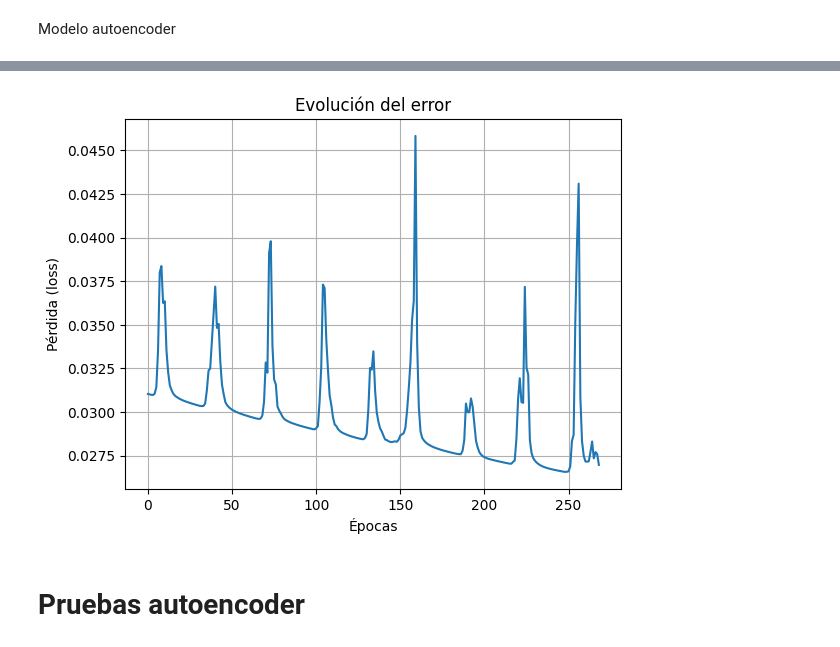
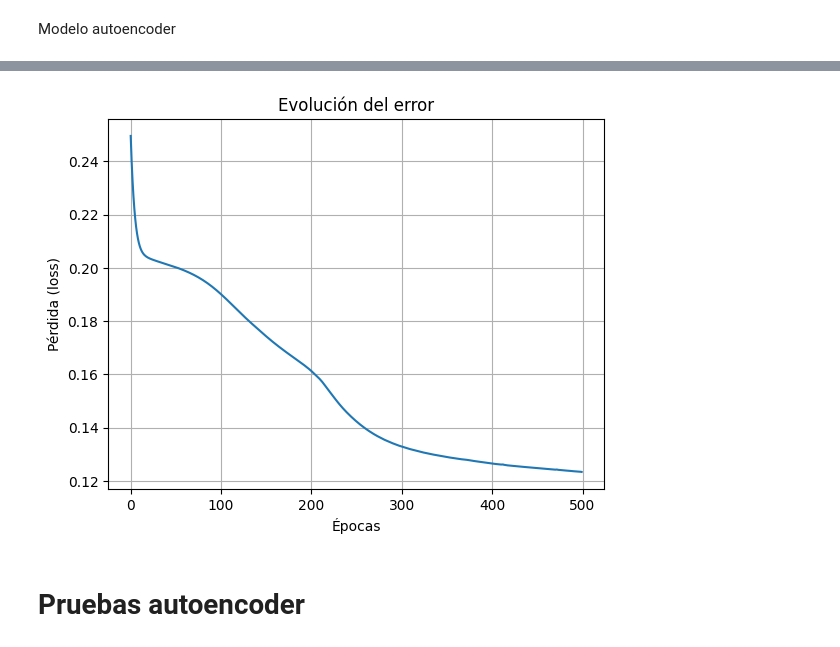
Before and after one commit to matias-cisnero/autoencoder-intro-ia, a Jupyter notebook: autoencoder-keras.ipynb, the cells around one changed output, grey strips where cells are left out. Drawn from its saved outputs; the diff is of its cells as text; code cells hidden in the pictures.

```diff
--- a/autoencoder-keras.ipynb
+++ b/autoencoder-keras.ipynb
@@ -104,13 +104,13 @@ tf.random.set_seed(11)
 entrada = Input(shape=(35,))
 
 # Codificador
-x1 = Dense(20, activation='sigmoid')(entrada)
-x1 = Dense(8, activation='sigmoid')(x1)
+x1 = Dense(11, activation='sigmoid')(entrada)
+#x1 = Dense(8, activation='sigmoid')(x1)
 latente = Dense(2, activation='sigmoid', name='latente')(x1)
 
 # Decodificador
-x1 = Dense(8, activation='sigmoid')(latente)
-x1 = Dense(20, activation='sigmoid')(x1)
+x1 = Dense(11, activation='sigmoid')(latente)
+#x1 = Dense(8, activation='sigmoid')(x1)
 salida = Dense(35, activation='sigmoid', name='salida')(x1)
 
 # Autoencoder
@@ -124,15 +124,15 @@ early_stop = EarlyStopping(
 )
 # %%
 # Entrenamiento
-#historia = autoencoder.fit(x, x, epochs = 500, batch_size = 1, shuffle=True, callbacks=[early_stop])
+historia = autoencoder.fit(x, x, epochs = 500, batch_size = 1, shuffle=True, callbacks=[early_stop])
 
-"""
+#"""
 plt.plot(historia.history['loss'])
 plt.xlabel('Épocas')
 plt.ylabel('Pérdida (loss)')
 plt.title('Evolución del error')
 plt.grid()
 plt.show()
-"""
+#"""
 # %% [output]
 Epoch 1/500
@@ -155,4 +155,4 @@ Epoch 269/500
-[figure, old version]
+[figure, new version]
 # %% [markdown]
 # Pruebas autoencoder
 # %% [markdown]
```
Also changed, not shown: parts of 8 cells of this notebook, 6 other files.
